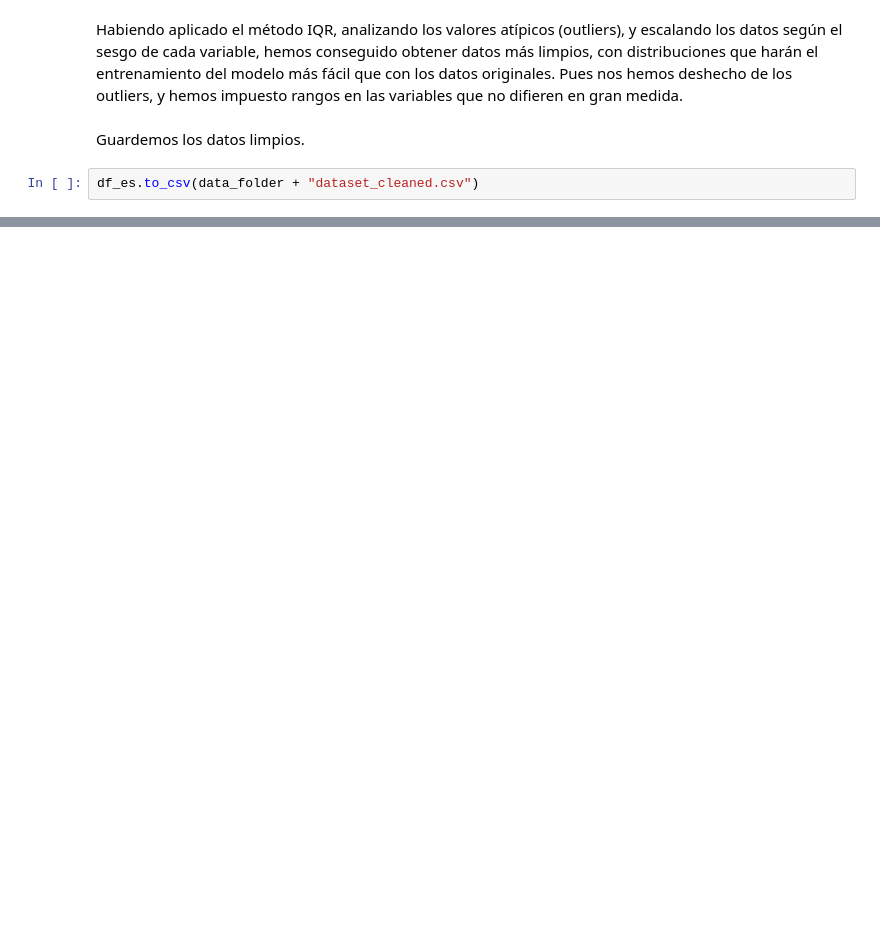
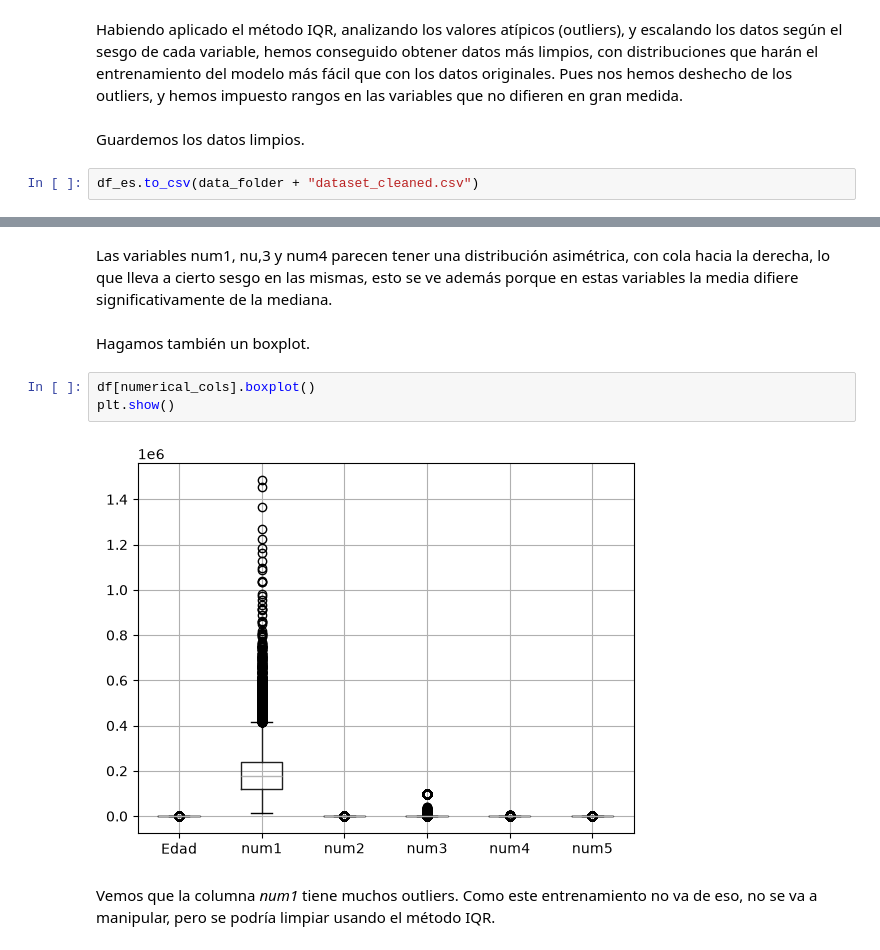
Before and after one commit to samuelmzc/Desarrollo_Soluciones_IA_UNIR, a Jupyter notebook: 1_Introduccion_IA_ML/lab3_training.ipynb, the cells around one changed output, grey strips where cells are left out. Cells and saved outputs as stored; diff of their text form; blank space fills up the shorter version.

```diff
--- a/1_Introduccion_IA_ML/lab3_training.ipynb
+++ b/1_Introduccion_IA_ML/lab3_training.ipynb
@@ -469,0 +651,11 @@ df_es.to_csv(data_folder + "dataset_cleaned.csv")
+# %% [markdown]
+Las variables num1, nu,3 y num4 parecen tener una distribución asimétrica, con cola hacia la derecha, lo que lleva a cierto sesgo en las mismas, esto se ve además porque en estas variables la media difiere significativamente de la mediana.
+# %% [markdown]
+Hagamos también un boxplot.
+# %%
+df[numerical_cols].boxplot()
+plt.show()
+# %% [output]
+[figure, added]
+# %% [markdown]
+Vemos que la columna *num1* tiene muchos outliers. Como este entrenamiento no va de eso, no se va a manipular, pero se podría limpiar usando el método IQR.
```
Also changed, not shown: parts of 43 cells of this notebook, 5 other files.
